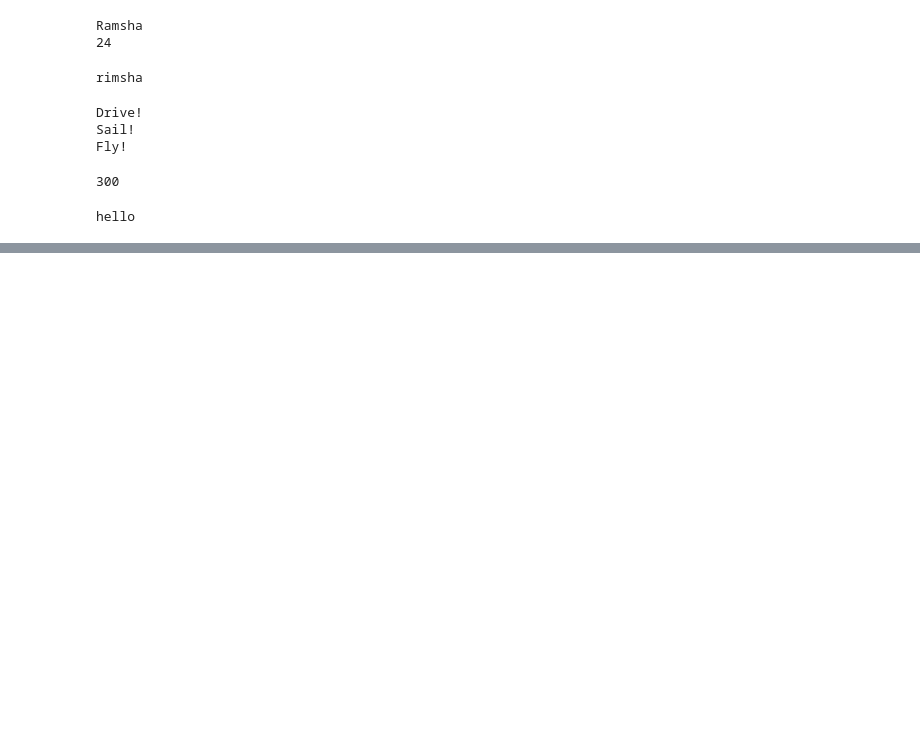
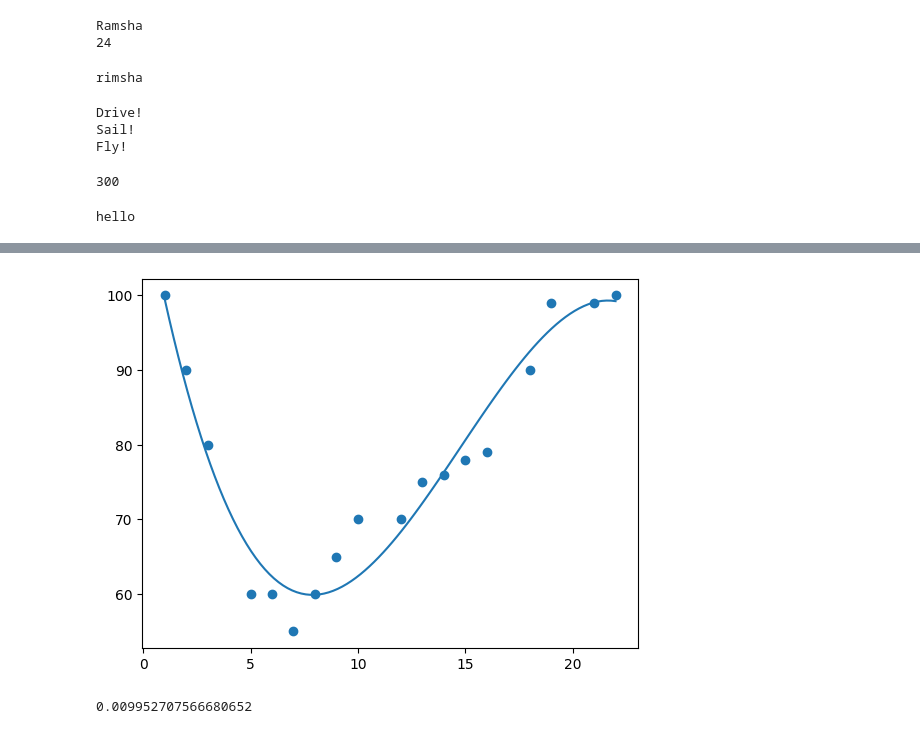
Before and after one commit to ramsha-jat/Pytorch-Practice, a Jupyter notebook: python.ipynb, the cells around one changed output, grey strips where cells are left out. Saved outputs shown, nothing was run; the diff lists cells and outputs as text; code cells hidden in the pictures; blank space fills up the shorter version.

```diff
--- a/python.ipynb
+++ b/python.ipynb
@@ -431,0 +697,30 @@ mymodule.greeting("Rismha")
+# %%
+import numpy
+import matplotlib.pyplot as plt
+
+x = [1,2,3,5,6,7,8,9,10,12,13,14,15,16,18,19,21,22]
+y = [100,90,80,60,60,55,60,65,70,70,75,76,78,79,90,99,99,100]
+
+mymodel = numpy.poly1d(numpy.polyfit(x, y, 3))
+
+myline = numpy.linspace(1, 22, 100)
+
+plt.scatter(x, y)
+plt.plot(myline, mymodel(myline))
+plt.show()
+
+#The r-squared value ranges from 0 to 1, where 0 means no relationship, and 1 means 100% related.
+# %% [output]
+[figure, added]
+# %%
+import numpy
+from sklearn.metrics import r2_score
+
+x = [89,43,36,36,95,10,66,34,38,20,26,29,48,64,6,5,36,66,72,40]
+y = [21,46,3,35,67,95,53,72,58,10,26,34,90,33,38,20,56,2,47,15]
+
+mymodel = numpy.poly1d(numpy.polyfit(x, y, 3))
+
+print(r2_score(y, mymodel(x)))
+# %% [output]
+0.009952707566680652
```
Also changed, not shown: parts of 23 cells of this notebook.
